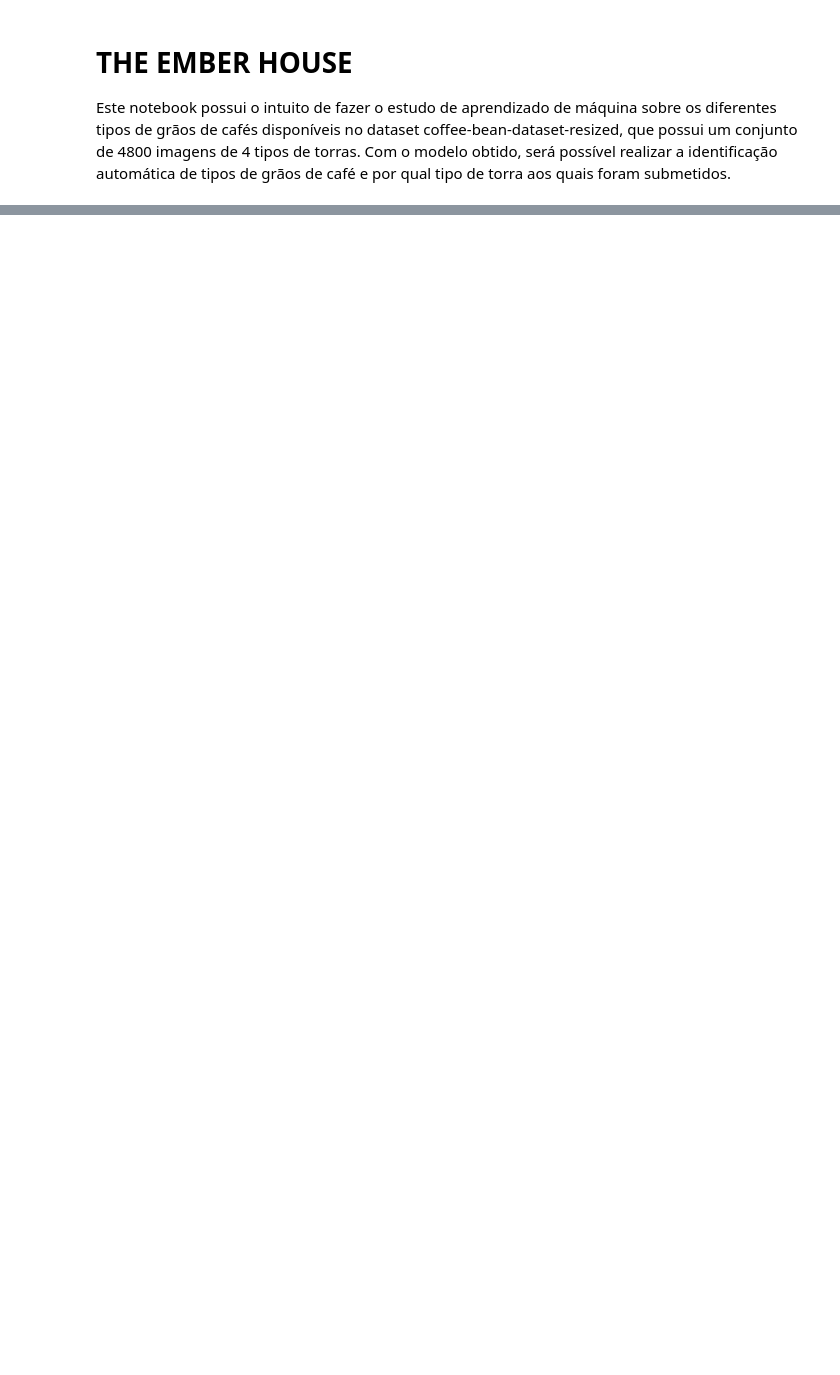
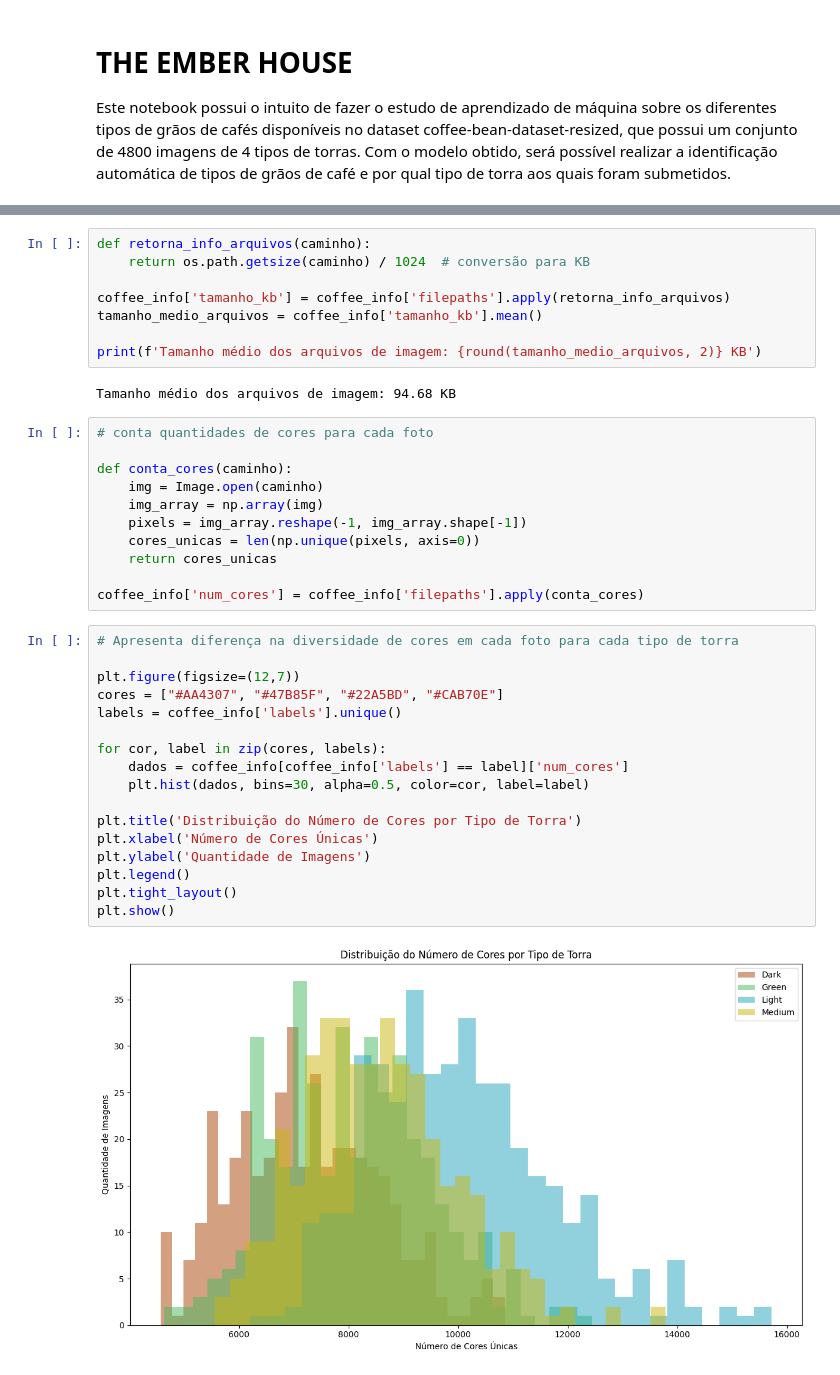
Before and after one commit to YuriRadzi/the-ember-house, a Jupyter notebook: coffee_bean_image_classification.ipynb, the cells around one changed output, grey strips where cells are left out. Cells and saved outputs as stored; diff of their text form; blank space fills up the shorter version.

```diff
--- a/coffee_bean_image_classification.ipynb
+++ b/coffee_bean_image_classification.ipynb
@@ -26,0 +103,40 @@ coffee_info["filepaths"] = "data/"+coffee_info["filepaths"] #Ajustando o caminho
+# %%
+def retorna_info_arquivos(caminho):
+    return os.path.getsize(caminho) / 1024  # conversão para KB
+
+coffee_info['tamanho_kb'] = coffee_info['filepaths'].apply(retorna_info_arquivos)
+tamanho_medio_arquivos = coffee_info['tamanho_kb'].mean()
+
+print(f'Tamanho médio dos arquivos de imagem: {round(tamanho_medio_arquivos, 2)} KB')
+# %% [output]
+Tamanho médio dos arquivos de imagem: 94.68 KB
+# %%
+# conta quantidades de cores para cada foto
+
+def conta_cores(caminho):
+    img = Image.open(caminho)
+    img_array = np.array(img)
+    pixels = img_array.reshape(-1, img_array.shape[-1])
+    cores_unicas = len(np.unique(pixels, axis=0))
+    return cores_unicas
+
+coffee_info['num_cores'] = coffee_info['filepaths'].apply(conta_cores)
+# %%
+# Apresenta diferença na diversidade de cores em cada foto para cada tipo de torra
+
+plt.figure(figsize=(12,7))
+cores = ["#AA4307", "#47B85F", "#22A5BD", "#CAB70E"]
+labels = coffee_info['labels'].unique()
+
+for cor, label in zip(cores, labels):
+    dados = coffee_info[coffee_info['labels'] == label]['num_cores']
+    plt.hist(dados, bins=30, alpha=0.5, color=cor, label=label)
+
+plt.title('Distribuição do Número de Cores por Tipo de Torra')
+plt.xlabel('Número de Cores Únicas')
+plt.ylabel('Quantidade de Imagens')
+plt.legend()
+plt.tight_layout()
+plt.show()
+# %% [output]
+[figure, added]
```
Also changed, not shown: parts of 11 cells of this notebook.
